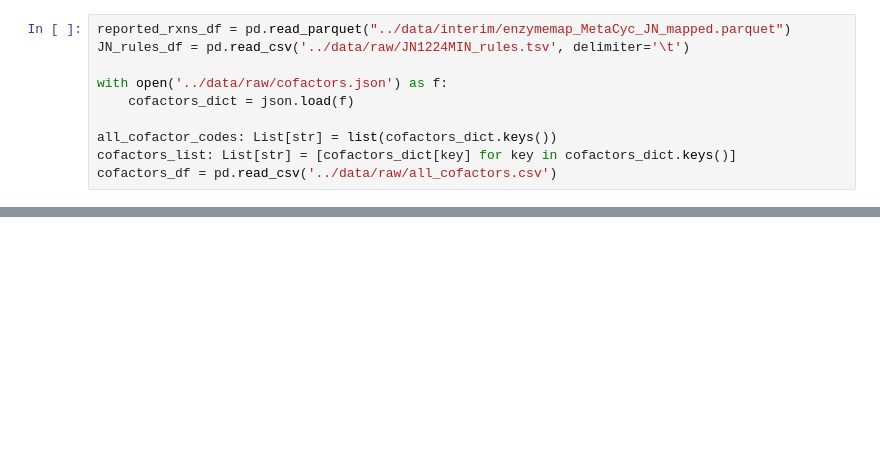
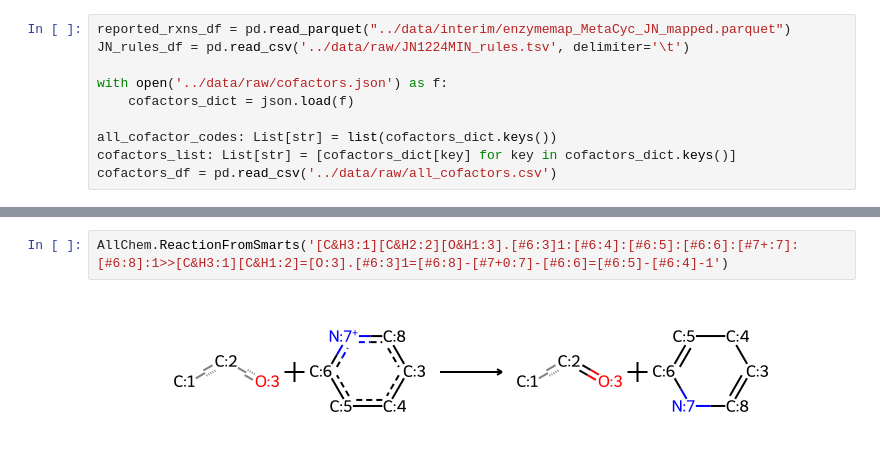
Before and after one commit to yashchainani21/RxnTools, a Jupyter notebook: notebooks/nb_07_prototype_creating_new_imt_rules.ipynb, the cells around one changed output, grey strips where cells are left out. Drawn from its saved outputs; the diff is of its cells as text; blank space fills up the shorter version.

```diff
--- a/notebooks/nb_07_prototype_creating_new_imt_rules.ipynb
+++ b/notebooks/nb_07_prototype_creating_new_imt_rules.ipynb
@@ -178,0 +172,4 @@ all_rxn_templates
+# %%
+AllChem.ReactionFromSmarts('[C&H3:1][C&H2:2][O&H1:3].[#6:3]1:[#6:4]:[#6:5]:[#6:6]:[#7+:7]:[#6:8]:1>>[C&H3:1][C&H1:2]=[O:3].[#6:3]1=[#6:8]-[#7+0:7]-[#6:6]=[#6:5]-[#6:4]-1')
+# %% [output]
+[figure, added]
```
Also changed, not shown: parts of 6 cells of this notebook, 3 other files.
